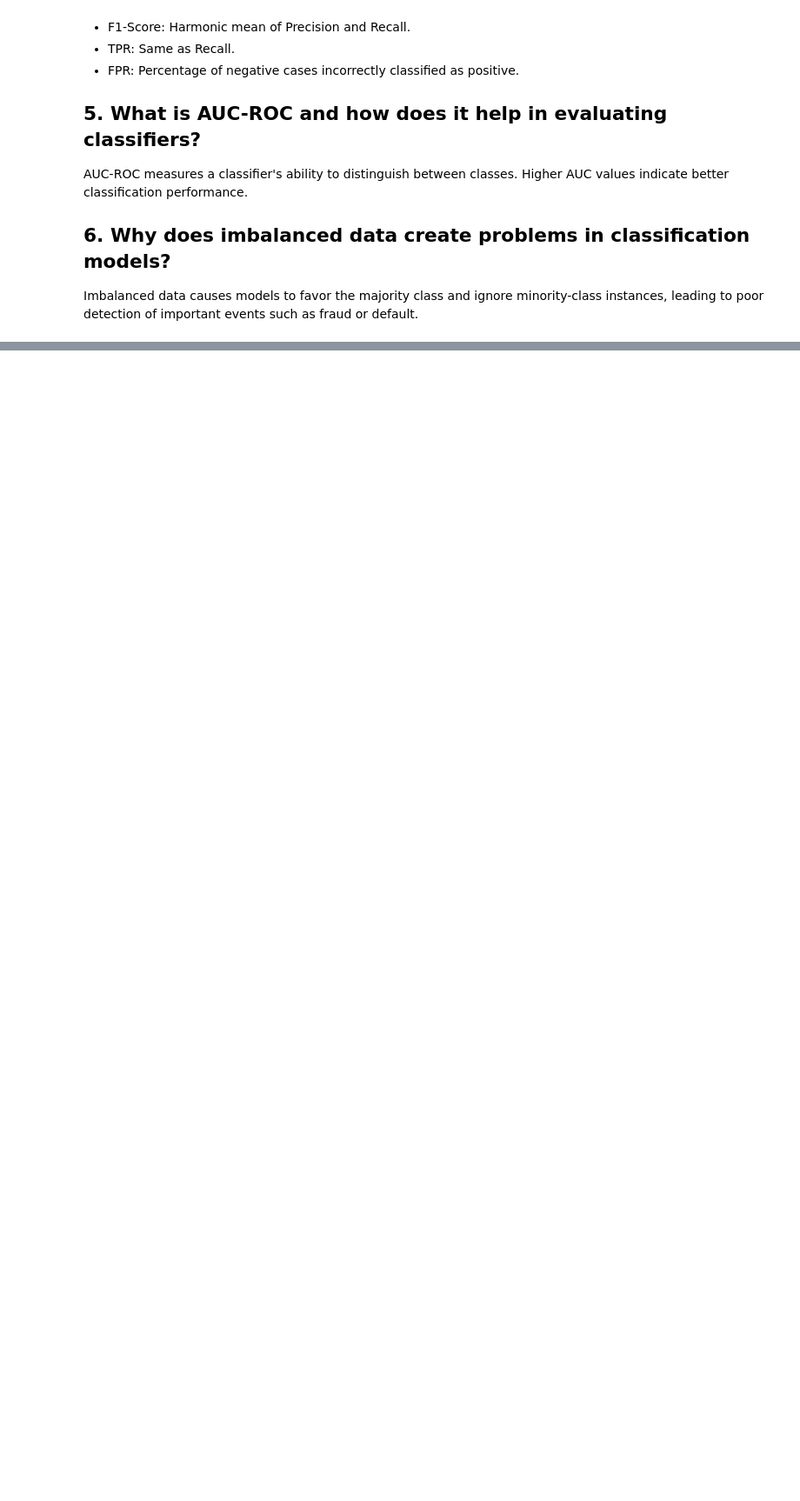
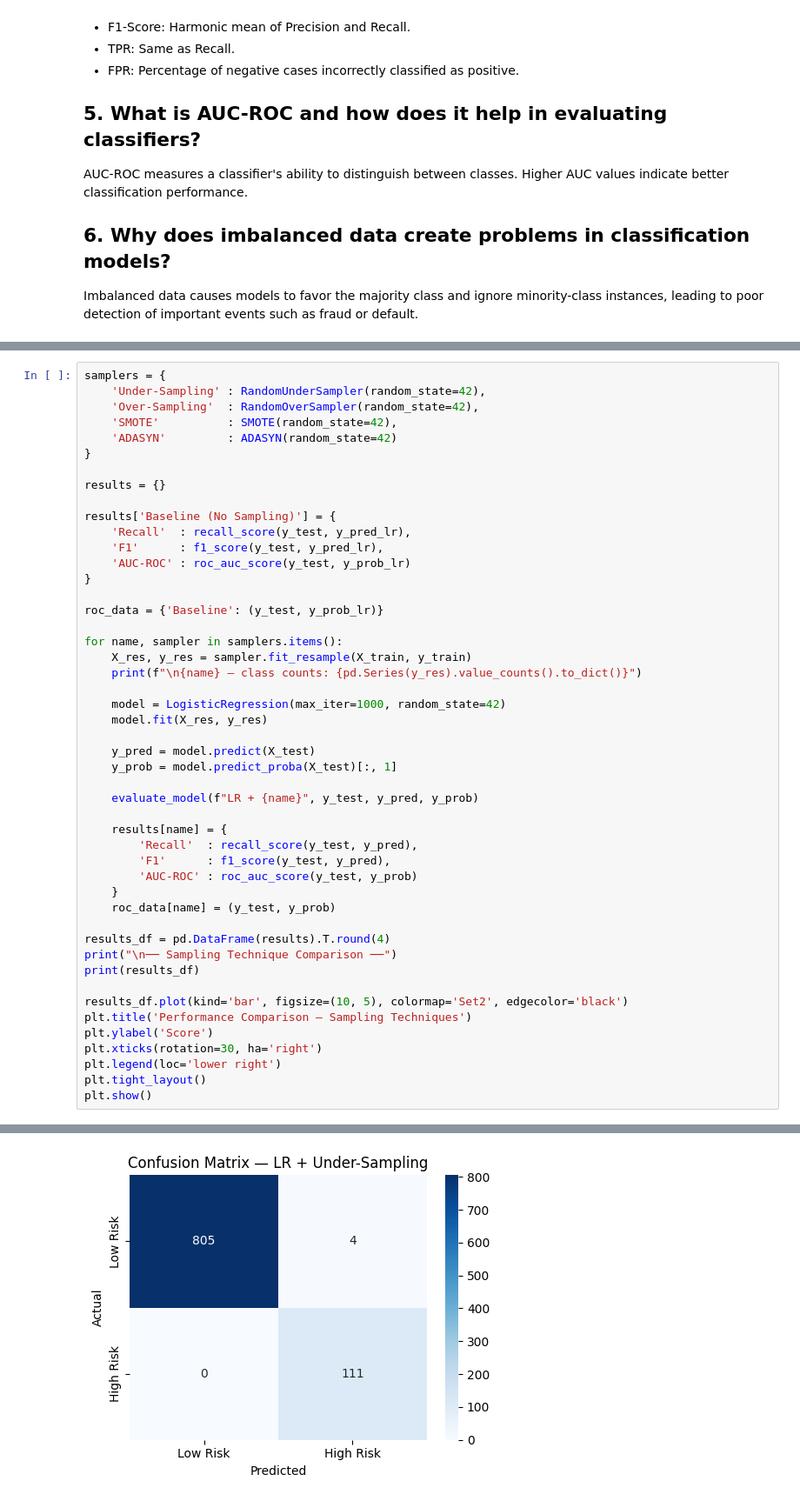
Before and after one commit to dishalukhi123/Supervised-Learning, a Jupyter notebook: PR-3/Risk_Alert_Classifier.ipynb, the cells around one changed output, grey strips where cells are left out. Shown at 87% size. Saved outputs shown, nothing was run; the diff lists cells and outputs as text; blank space fills up the shorter version.

```diff
--- a/PR-3/Risk_Alert_Classifier.ipynb
+++ b/PR-3/Risk_Alert_Classifier.ipynb
@@ -191,0 +221,49 @@ dtype: int64
+# %%
+samplers = {
+    'Under-Sampling' : RandomUnderSampler(random_state=42),
+    'Over-Sampling'  : RandomOverSampler(random_state=42),
+    'SMOTE'          : SMOTE(random_state=42),
+    'ADASYN'         : ADASYN(random_state=42)
+}
+
+results = {}
+
+results['Baseline (No Sampling)'] = {
+    'Recall'  : recall_score(y_test, y_pred_lr),
+    'F1'      : f1_score(y_test, y_pred_lr),
+    'AUC-ROC' : roc_auc_score(y_test, y_prob_lr)
+}
+
+roc_data = {'Baseline': (y_test, y_prob_lr)}
+
+for name, sampler in samplers.items():
+    X_res, y_res = sampler.fit_resample(X_train, y_train)
+    print(f"\n{name} — class counts: {pd.Series(y_res).value_counts().to_dict()}")
+
+    model = LogisticRegression(max_iter=1000, random_state=42)
+    model.fit(X_res, y_res)
+
+    y_pred = model.predict(X_test)
+    y_prob = model.predict_proba(X_test)[:, 1]
+
+    evaluate_model(f"LR + {name}", y_test, y_pred, y_prob)
+
+    results[name] = {
+        'Recall'  : recall_score(y_test, y_pred),
+        'F1'      : f1_score(y_test, y_pred),
+        'AUC-ROC' : roc_auc_score(y_test, y_prob)
+    }
+    roc_data[name] = (y_test, y_prob)
+
+results_df = pd.DataFrame(results).T.round(4)
+print("\n── Sampling Technique Comparison ──")
+print(results_df)
+
+results_df.plot(kind='bar', figsize=(10, 5), colormap='Set2', edgecolor='black')
+plt.title('Performance Comparison — Sampling Techniques')
+plt.ylabel('Score')
+plt.xticks(rotation=30, ha='right')
+plt.legend(loc='lower right')
+plt.tight_layout()
+plt.show()
+# %% [output]
@@ -191,0 +287 @@ dtype: int64
+[figure, added]
```
Also changed, not shown: parts of 27 cells of this notebook, 1 other file.
